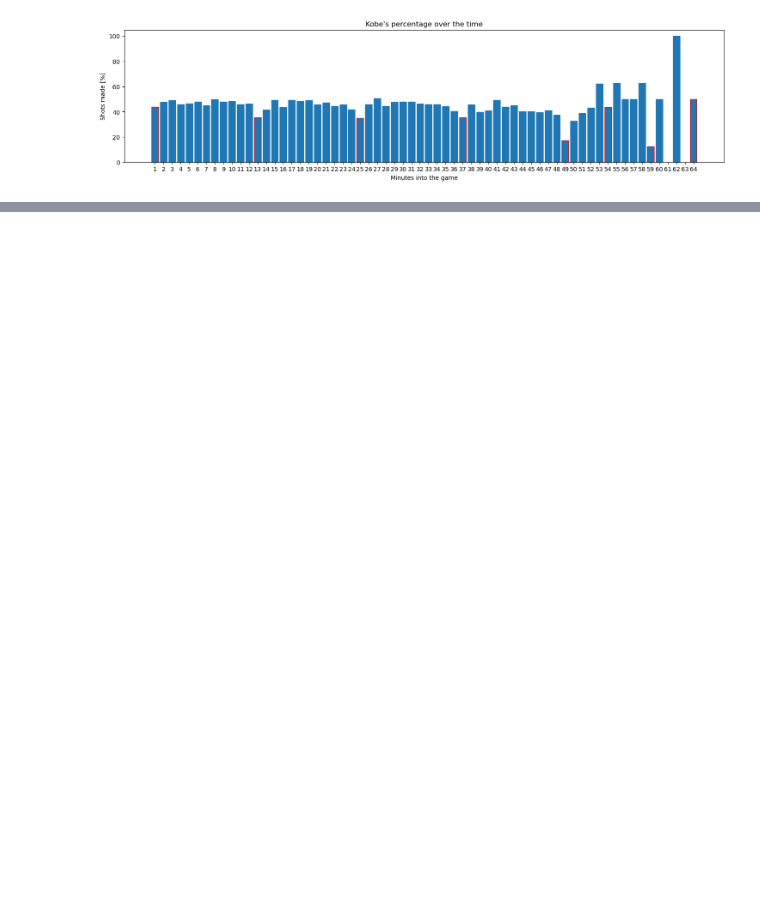
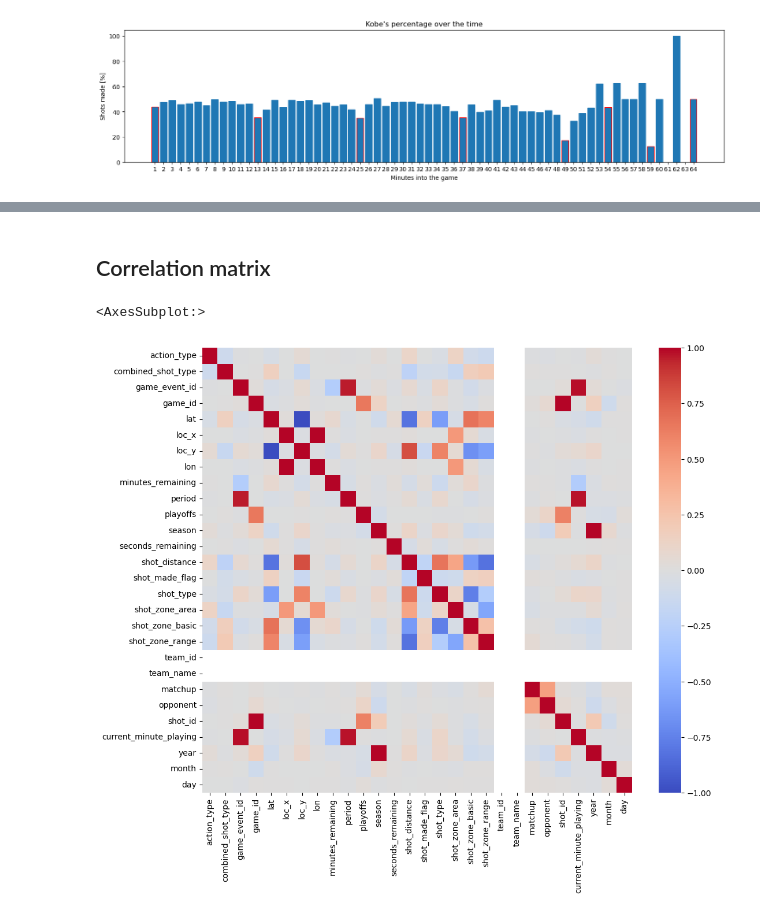
Before and after one commit to AleksaTanaskovic/Which-Shots-Did-Kobe-Sink, a Jupyter notebook: Kobe Bryant Shot Selection.ipynb, the cells around one changed output, grey strips where cells are left out. Cells and saved outputs as stored; diff of their text form; code cells hidden in the pictures; blank space fills up the shorter version.

```diff
--- a/Kobe Bryant Shot Selection.ipynb
+++ b/Kobe Bryant Shot Selection.ipynb
@@ -187,0 +282,20 @@ We can see that Kobe tends to take more shots on his left side, possibly because
+# %%
+data['year'] = data['game_date'].dt.year
+data['month'] = data['game_date'].dt.month
+data['day'] = data['game_date'].dt.day
+
+data.drop('game_date', axis = 1, inplace = True)
+
+categorical_cols = [col for col in data.columns if data[col].dtype == 'object']
+categorical_int_cols = ['game_event_id', 'game_id', 'team_id']
+
+label_encoders_categorical = {col: LabelEncoder() for col in categorical_cols}
+label_encoders_int_categorical = {col: LabelEncoder() for col in categorical_int_cols}
+
+for col in categorical_cols:
+    data[col] = label_encoders_categorical[col].fit_transform(data[col])
+
+for col in categorical_int_cols:
+    data[col] = label_encoders_int_categorical[col].fit_transform(data[col])
+
+data
@@ -187,0 +316,11 @@ We can see that Kobe tends to take more shots on his left side, possibly because
+# %% [markdown]
+<h2>Correlation matrix</h2>
+# %%
+correlations = data.corr()
+
+plt.figure(figsize = (12, 10))
+
+sns.heatmap(correlations, cmap = "coolwarm", annot = False)
+# %% [output]
+<AxesSubplot:>
+[figure, added]
```
Also changed, not shown: parts of 36 cells of this notebook.
